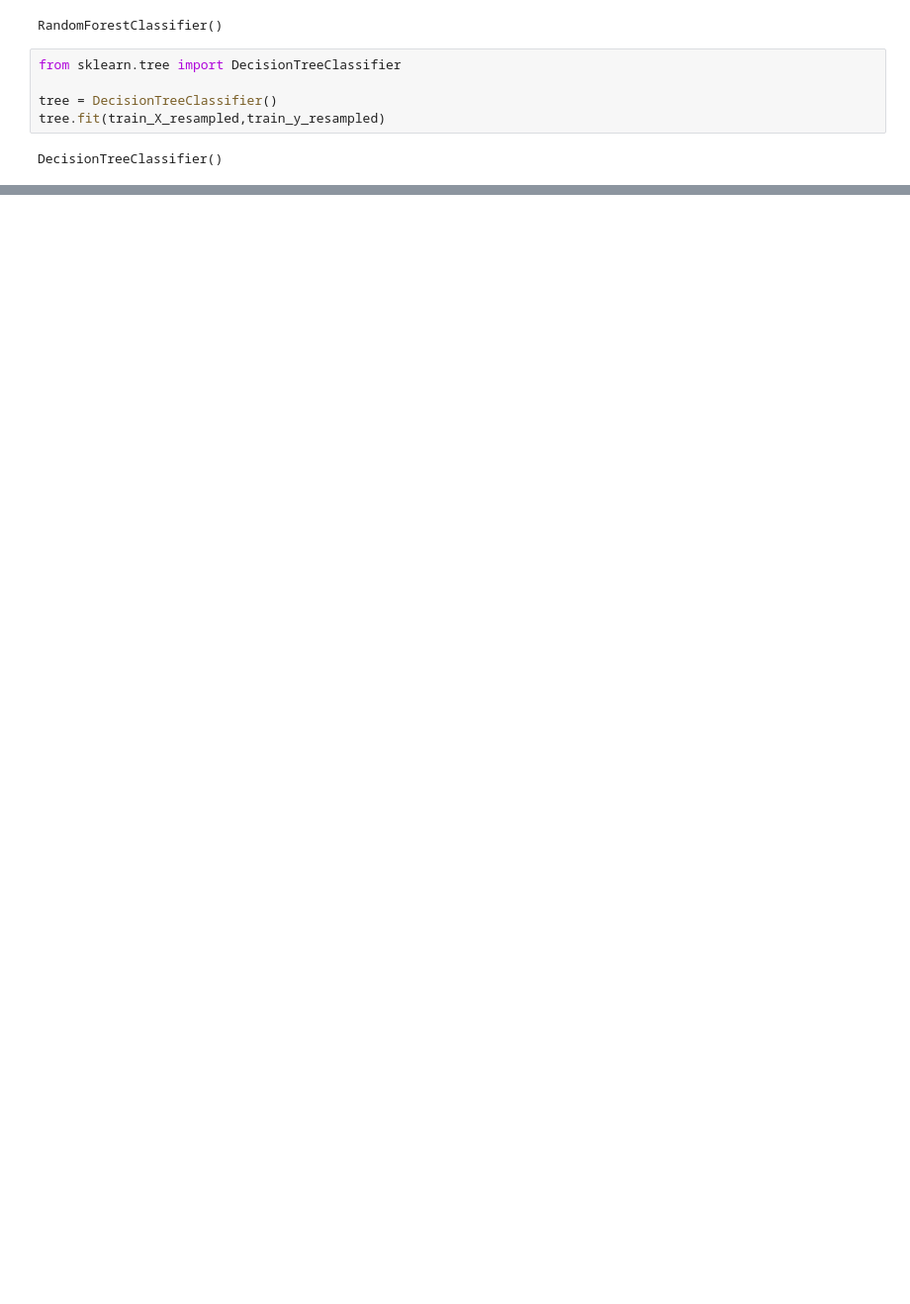
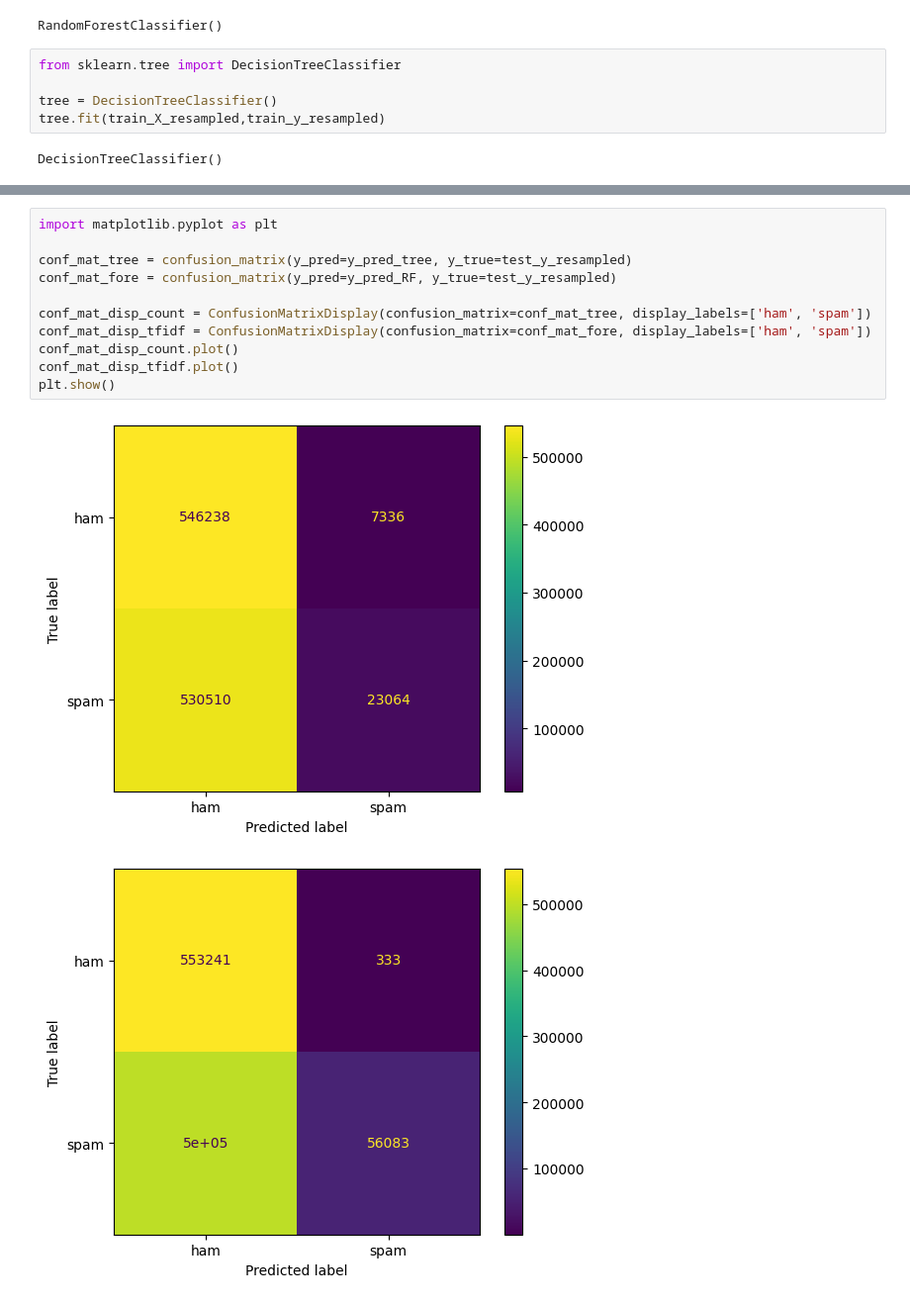
Before and after one commit to AayushJ91/CODSOFT, a Jupyter notebook: CardFraud/main.ipynb, the cells around one changed output, grey strips where cells are left out. Shown at 99% size. Drawn from its saved outputs; the diff is of its cells as text; blank space fills up the shorter version.

Commit message:
added plots

```diff
--- a/CardFraud/main.ipynb
+++ b/CardFraud/main.ipynb
@@ -95,3 +115,17 @@ Classification Report
     accuracy                           0.55   1107148
    macro avg       0.76      0.55      0.44   1107148
 weighted avg       0.76      0.55      0.44   1107148
+# %%
+import matplotlib.pyplot as plt
+
+conf_mat_tree = confusion_matrix(y_pred=y_pred_tree, y_true=test_y_resampled)
+conf_mat_fore = confusion_matrix(y_pred=y_pred_RF, y_true=test_y_resampled)
+
+conf_mat_disp_count = ConfusionMatrixDisplay(confusion_matrix=conf_mat_tree, display_labels=['ham', 'spam'])
+conf_mat_disp_tfidf = ConfusionMatrixDisplay(confusion_matrix=conf_mat_fore, display_labels=['ham', 'spam'])
+conf_mat_disp_count.plot()
+conf_mat_disp_tfidf.plot()
+plt.show()
+# %% [output]
+[figure, added]
+[figure, added]
```
Also changed, not shown: parts of 6 cells of this notebook.
